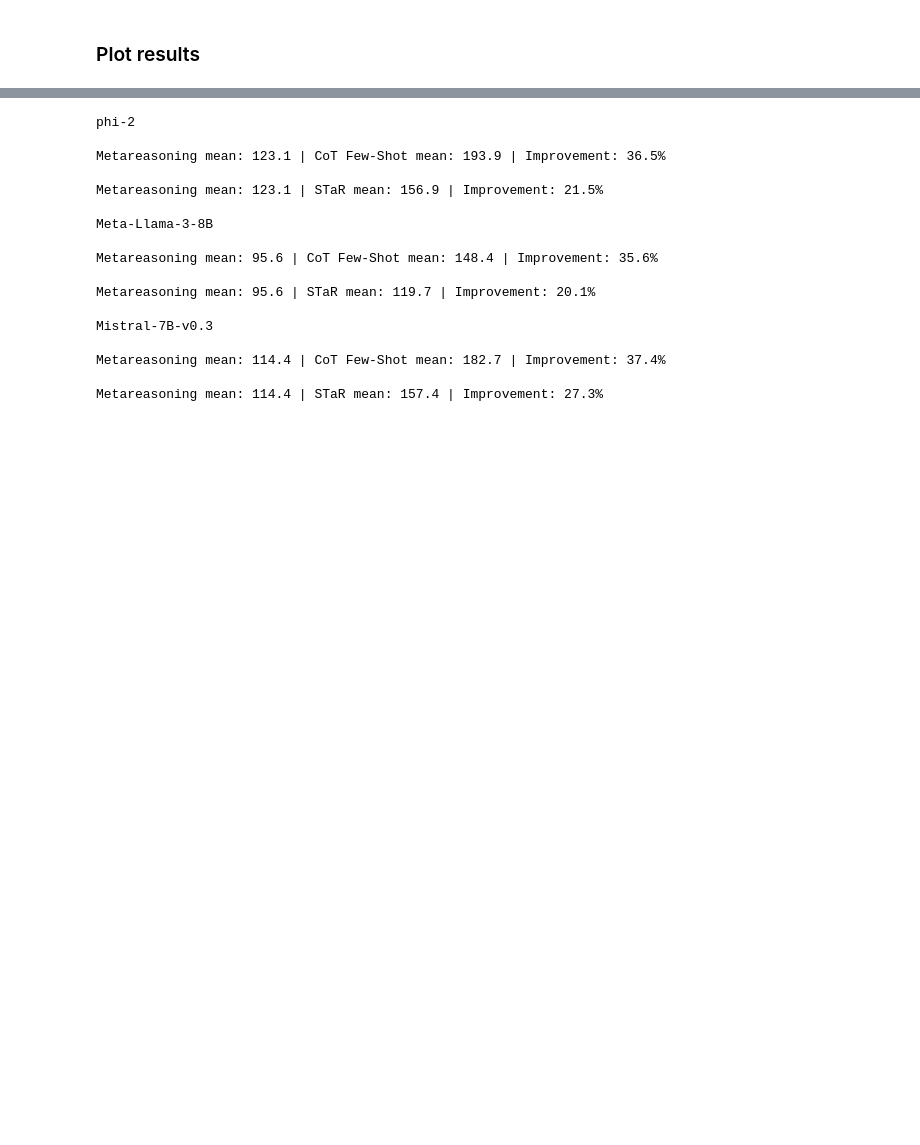
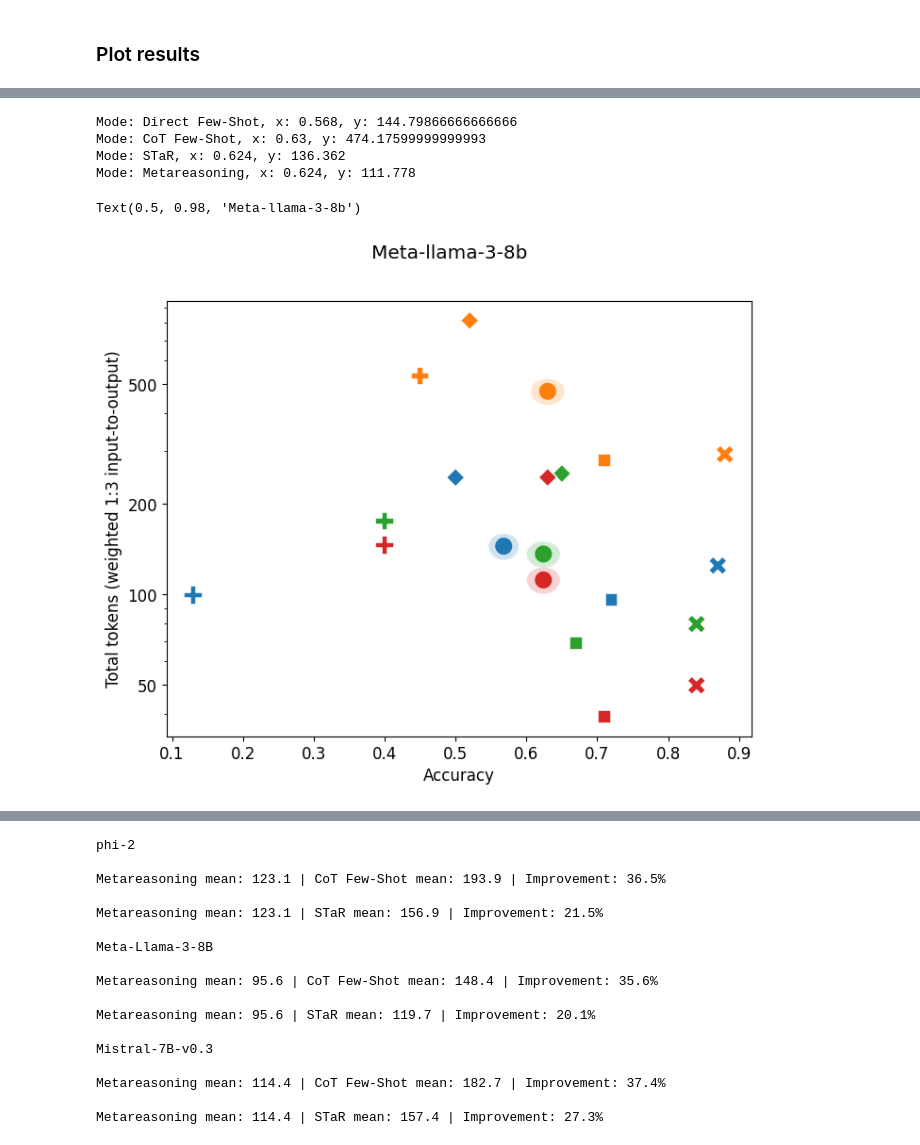
Before and after one commit to cndesabbata/Rational_Metareasoning, a Jupyter notebook: src/dev.ipynb, the cells around one changed output, grey strips where cells are left out. Saved outputs shown, nothing was run; the diff lists cells and outputs as text; code cells hidden in the pictures; blank space fills up the shorter version.

```diff
--- a/src/dev.ipynb
+++ b/src/dev.ipynb
@@ -673 +727,57 @@ plt.show()
+# %%
+### Make scatterplot and barplot in a single figure
+import seaborn as sns
+import matplotlib.pyplot as plt
+import matplotlib
+# set font size to 12
+matplotlib.rcParams.update({'font.size': 12})
+df = tmp.copy()
+fig, axs = plt.subplots(1, 1, figsize=(8, 6))
+df_copy = df.copy()
+df_copy['dataset'] = "Overall"
+df_copy = df_copy.groupby(['dataset', 'mode']).agg({'input_length_mean': 'mean', 'output_length_mean': 'mean', 'accuracy': 'mean'}).reset_index()
+df = pd.concat([df_copy, df])
+dataset_order = ["Overall", "arc", "commonsenseqa", "gsm8k", "proofwriter"]
+df['dataset'] = pd.Categorical(df['dataset'], categories=dataset_order, ordered=True)
+scatter_df = df.groupby(['mode', 'dataset']).agg({'input_length_mean': 'mean', 'output_length_mean': 'mean', 'accuracy': 'mean'}).reset_index()
+scatter_df['length'] = 1/3*scatter_df['input_length_mean'] + scatter_df['output_length_mean']
+sns.scatterplot(data=scatter_df, x="accuracy", y="length", hue="mode", style="dataset", hue_order=hue_order, s=200)
+df = scatter_df
+for mode in hue_order:
+    x = df[(df['dataset'] == "Overall") & (df['mode'] == mode)]['accuracy'].values[0]
+    y = df[(df['dataset'] == "Overall") & (df['mode'] == mode)]['length'].values[0]
+    print(f"Mode: {mode}, x: {x}, y: {y}")
+    # make it so the size does not depend on the axis scale (0.01 of max value along each axis)
+    # so make it a Ellipse with width and height of 0.01, with the color of the mode
+    axs.add_patch(matplotlib.patches.Ellipse((x, y), 0.075*x, 0.2*y, facecolor=sns.color_palette()[hue_order.index(mode)], alpha=0.2))
+
+if model == "phi-2":
+    # sns.move_legend(
+    #     axs[0], "lower center",
+    #     bbox_to_anchor=(.5, 1), ncol=2, title=None, frameon=False, labels=['', 'Direct Few-Shot', 'CoT Few-Shot', 'STaR', 'Metareasoning', '', 'Overall', 'Arc', 'CommonsenseQA', 'GSM8k', 'Proofwriter']
+    # )
+    sns.move_legend(
+        axs, "lower center",
+        bbox_to_anchor=(.5, 1.1), ncol=2, title=None, frameon=False, labels=['', 'Direct Few-Shot', 'CoT Few-Shot', 'STaR', 'Metareasoning', '', 'Overall', 'Arc', 'CommonsenseQA', 'GSM8k', 'Proofwriter']
+    )
+else:
+    axs.get_legend().remove()
+import numpy as np
+axs.set_xlabel("Accuracy", fontsize=12)
+
+axs.set_ylabel("Total tokens (weighted 1:3 input-to-output)", fontsize=12)
+# make x log scale
+axs.set_yscale('log')
+# use intermediate steps on y axis at increasing intervals (50, 100, 200, 500, 1000)
+axs.yaxis.set_major_formatter(plt.FuncFormatter(lambda x, _: '{:g}'.format(x)))
+axs.yaxis.set_major_locator(plt.FixedLocator([50, 100, 200, 500, 1000]))
+# set title
+fig.suptitle(f"{model.capitalize()}")
+# %% [output]
+Mode: Direct Few-Shot, x: 0.568, y: 144.79866666666666
+Mode: CoT Few-Shot, x: 0.63, y: 474.17599999999993
+Mode: STaR, x: 0.624, y: 136.362
+Mode: Metareasoning, x: 0.624, y: 111.778
+Text(0.5, 0.98, 'Meta-llama-3-8b')
+[figure, added]
 # %%
```
Also changed, not shown: parts of 29 cells of this notebook, 13 other files.
